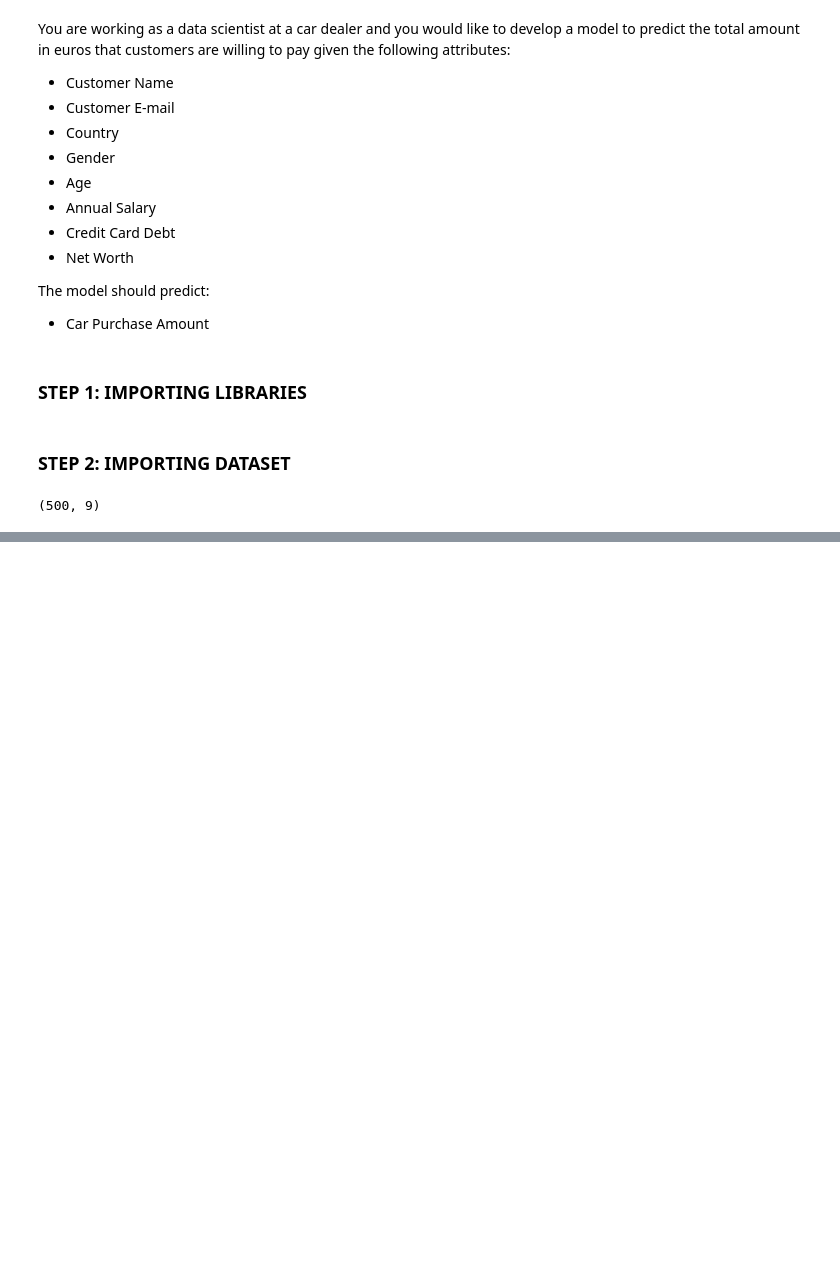
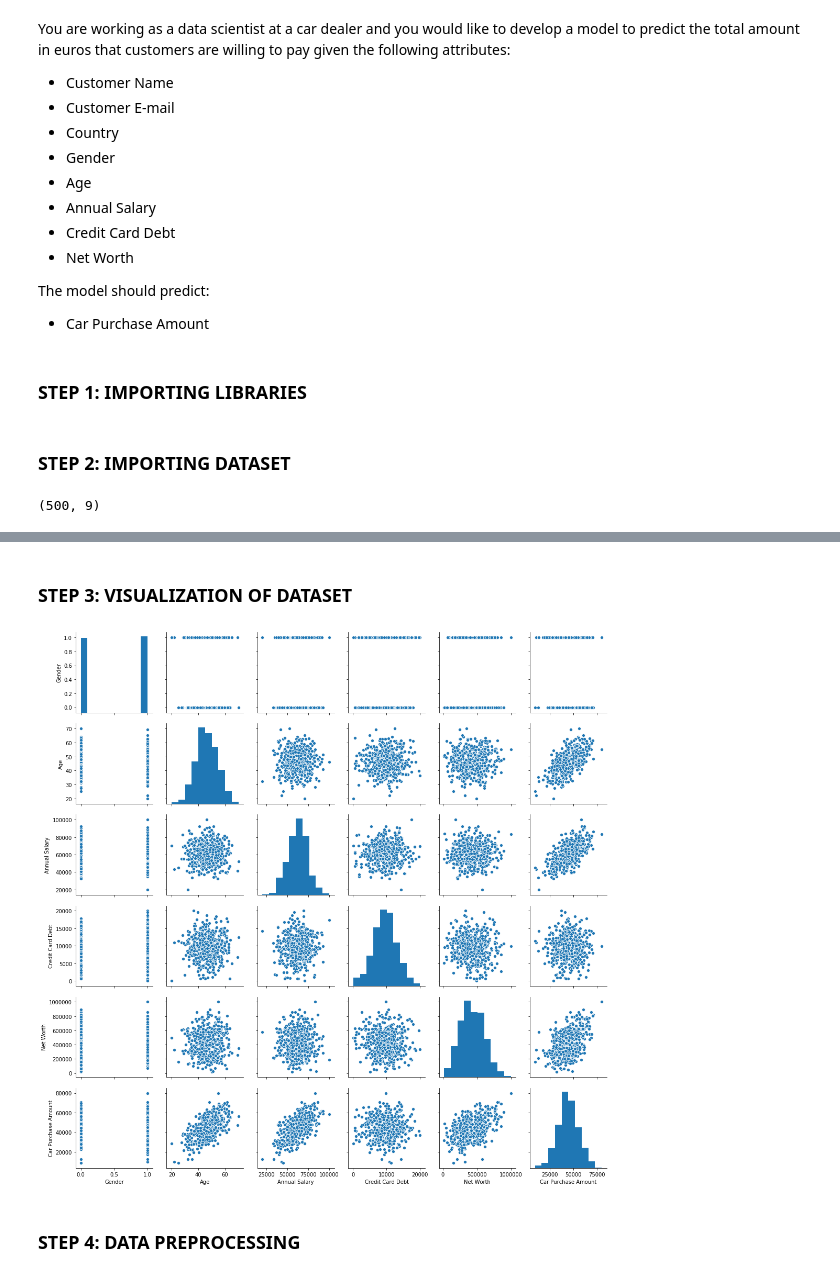
Before and after one commit to mesushan/ANN-for-car-purchasing-amount, a Jupyter notebook: car_purchase_amount_predictions_using_anns.ipynb, the cells around one changed output, grey strips where cells are left out. Drawn from its saved outputs; the diff is of its cells as text; code cells hidden in the pictures; blank space fills up the shorter version.

Commit message:
data visualizatino and pre-processing

```diff
--- a/car_purchase_amount_predictions_using_anns.ipynb
+++ b/car_purchase_amount_predictions_using_anns.ipynb
@@ -50,3 +50,13 @@ car_df.tail()
 | 497 | Pearl | penatibus.et@massanonante.com | Philippines | 1 | 53.943497 | 68888.77805 | 10611.606860 | 764531.3203 | ... |
 | 498 | Nell | Quisque.varius@arcuVivamussit.net | Botswana | 1 | 59.160509 | 49811.99062 | 14013.034510 | 337826.6382 | ... |
 | 499 | Marla | Camaron.marla@hotmail.com | marlal | 1 | 46.731152 | 61370.67766 | 9391.341628 | 462946.4924 | ... |
+# %% [markdown]
+### STEP 3: VISUALIZATION OF DATASET
+# %%
+#pairplot using seaborn
+sns.pairplot(car_df)
+plt.show()
+# %% [output]
+[figure, added]
+# %% [markdown]
+### STEP 4: DATA PREPROCESSING
```
Also changed, not shown: parts of 17 cells of this notebook.
